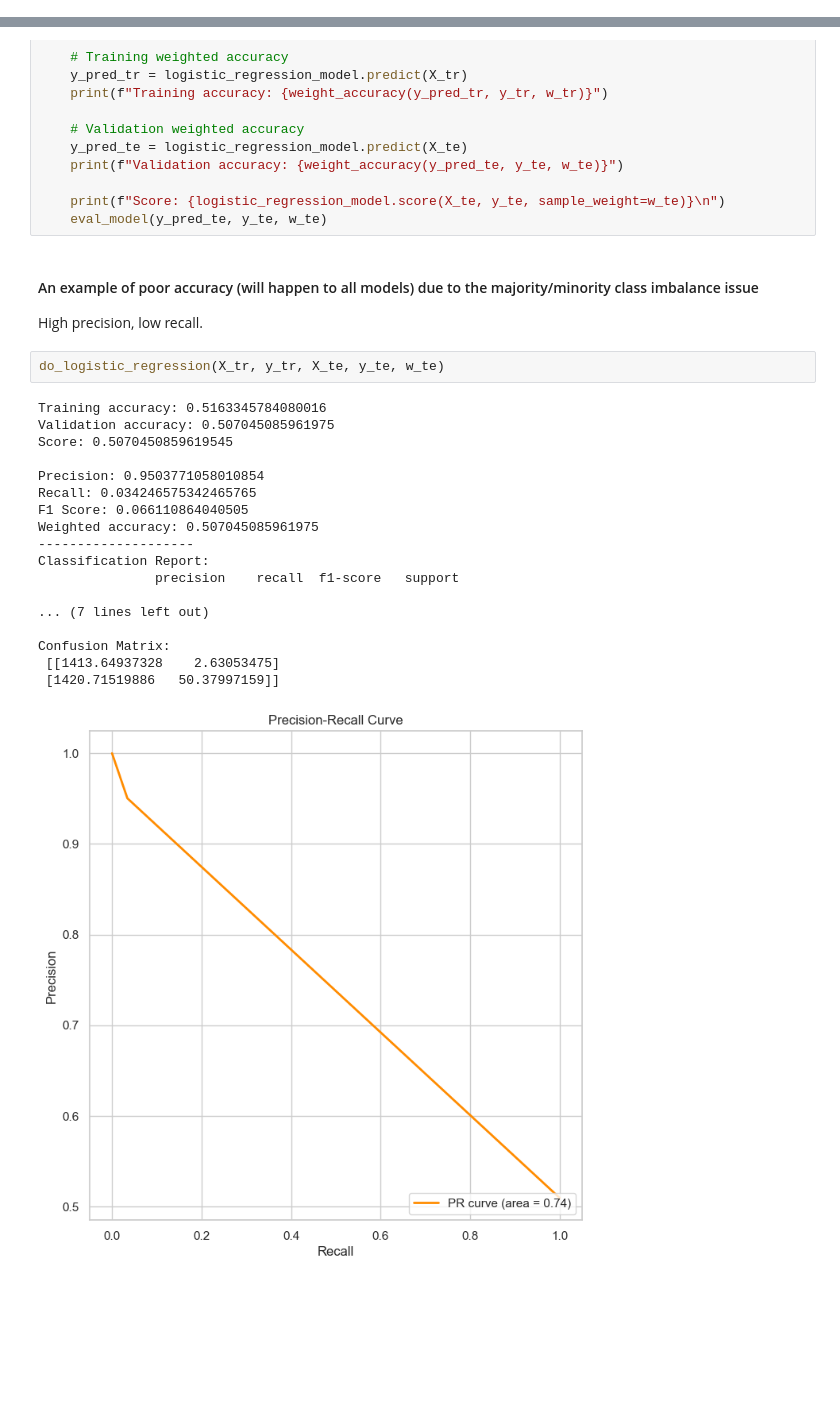
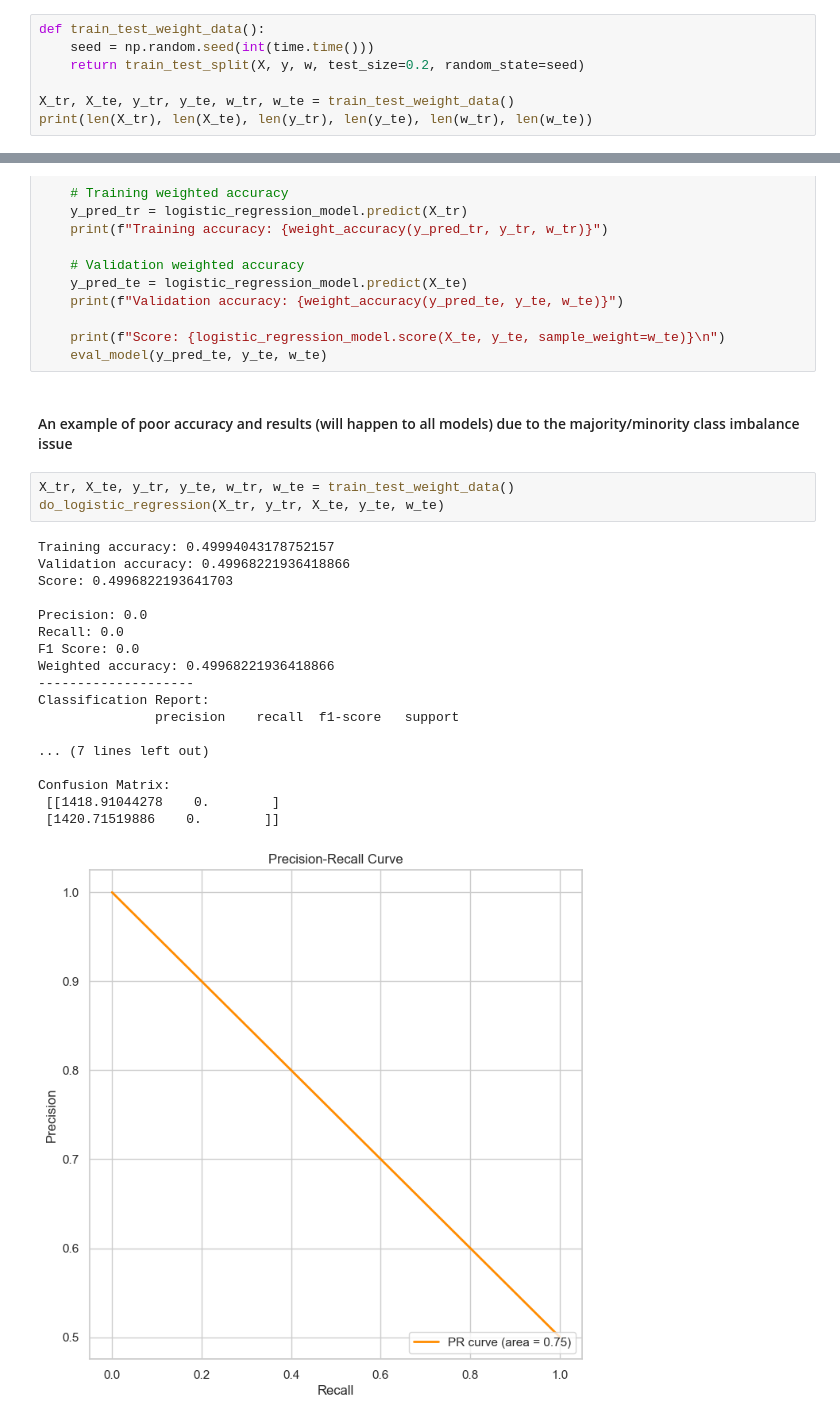
Before and after one commit to briannlin/184a_stroke_prediction, a Jupyter notebook: stroke_prediction.ipynb, the cells around one changed output, grey strips where cells are left out. Cells and saved outputs as stored; diff of their text form; blank space fills up the shorter version.

```diff
--- a/stroke_prediction.ipynb
+++ b/stroke_prediction.ipynb
@@ -269,2 +236,9 @@ print(len(X_tr), len(X_te), len(y_tr), len(y_te), len(w_tr), len(w_te))
 # %% [output]
 11349 2838 11349 2838 11349 2838
+# %%
+def train_test_weight_data():
+    seed = np.random.seed(int(time.time()))
+    return train_test_split(X, y, w, test_size=0.2, random_state=seed)
+
+X_tr, X_te, y_tr, y_te, w_tr, w_te = train_test_weight_data()
+print(len(X_tr), len(X_te), len(y_tr), len(y_te), len(w_tr), len(w_te))
@@ -354,28 +398,27 @@ def do_logistic_regression(X_tr, y_tr, X_te, y_te, w_te):
     print(f"Score: {logistic_regression_model.score(X_te, y_te, sample_weight=w_te)}\n")
     eval_model(y_pred_te, y_te, w_te)
 # %% [markdown]
-#### An example of poor accuracy (will happen to all models) due to the majority/minority class imbalance issue
-
-High precision, low recall.
+#### An example of poor accuracy and results (will happen to all models) due to the majority/minority class imbalance issue
 # %%
+X_tr, X_te, y_tr, y_te, w_tr, w_te = train_test_weight_data()
 do_logistic_regression(X_tr, y_tr, X_te, y_te, w_te)
 # %% [output]
-Training accuracy: 0.5163345784080016
-Validation accuracy: 0.507045085961975
-Score: 0.5070450859619545
+Training accuracy: 0.49994043178752157
+Validation accuracy: 0.49968221936418866
+Score: 0.4996822193641703
 
-Precision: 0.9503771058010854
-Recall: 0.034246575342465765
-F1 Score: 0.066110864040505
-Weighted accuracy: 0.507045085961975
+Precision: 0.0
+Recall: 0.0
+F1 Score: 0.0
+Weighted accuracy: 0.49968221936418866
 --------------------
 Classification Report:
                precision    recall  f1-score   support
 
 ... (7 lines left out)
 
 Confusion Matrix:
- [[1413.64937328    2.63053475]
- [1420.71519886   50.37997159]]
+ [[1418.91044278    0.        ]
+ [1420.71519886    0.        ]]
-[figure, old version]
+[figure, new version]
 # %% [markdown]
```
Also changed, not shown: parts of 25 cells of this notebook.
